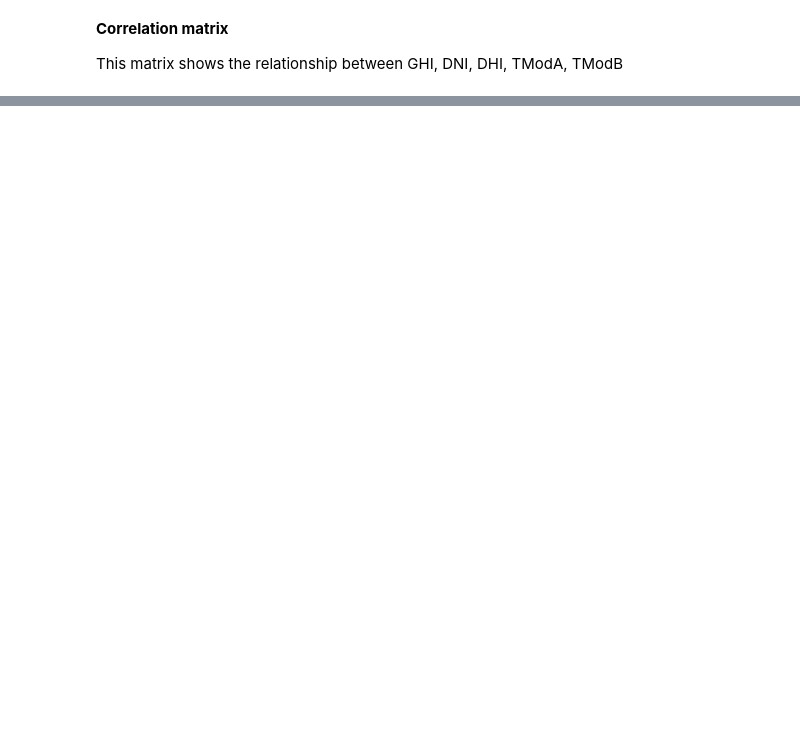
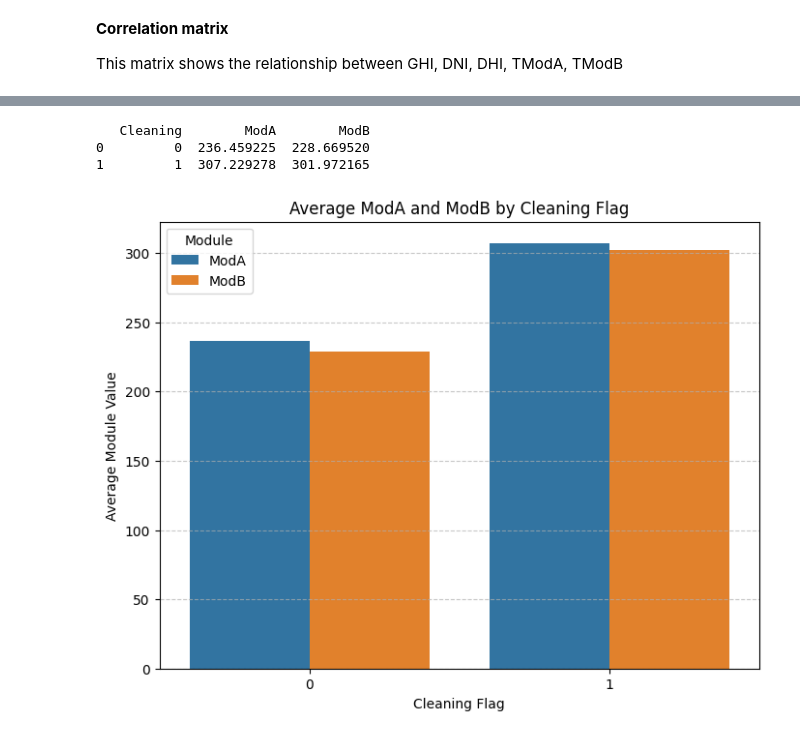
Before and after one commit to mikek1337/solar-challenge-week0, a Jupyter notebook: notebooks/benin_eda.ipynb, the cells around one changed output, grey strips where cells are left out. Cells and saved outputs as stored; diff of their text form; code cells hidden in the pictures; blank space fills up the shorter version.

```diff
--- a/notebooks/benin_eda.ipynb
+++ b/notebooks/benin_eda.ipynb
@@ -167,0 +194,7 @@ TModB  0.873144  0.693833  0.753488  0.983443  1.000000
+# %%
+plot_avg_moda_modb(cleaned_data)
+# %% [output]
+   Cleaning        ModA        ModB
+0         0  236.459225  228.669520
+1         1  307.229278  301.972165
+[figure, added]
```
Also changed, not shown: parts of 18 cells of this notebook, 4 other files.
